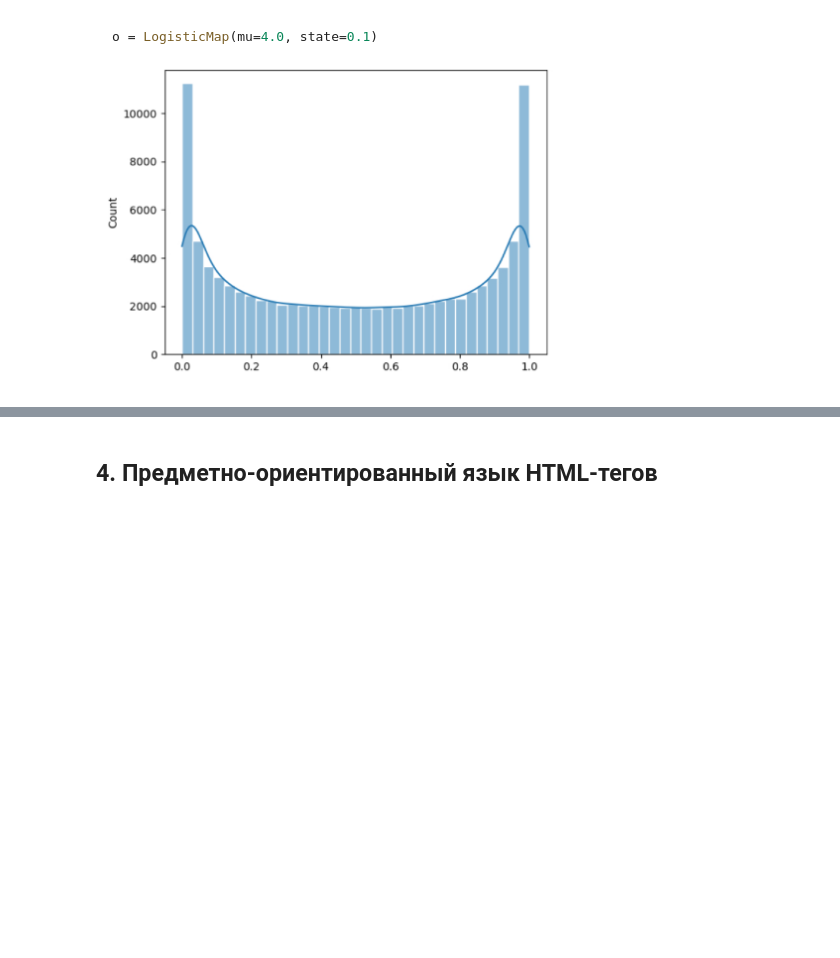
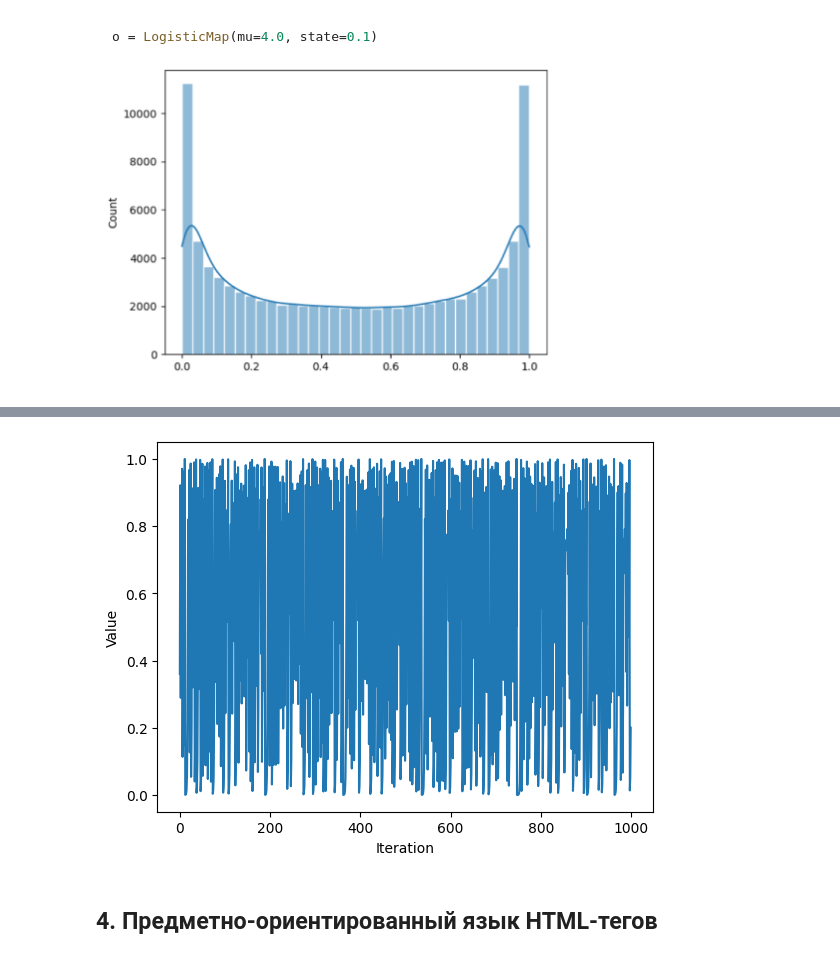
Before and after one commit to yunikeil/kispython, a Jupyter notebook: solved/pract_git/s_pract4_vk_version.ipynb, the cells around one changed output, grey strips where cells are left out. Drawn from its saved outputs; the diff is of its cells as text; code cells hidden in the pictures; blank space fills up the shorter version.

```diff
--- a/solved/pract_git/s_pract4_vk_version.ipynb
+++ b/solved/pract_git/s_pract4_vk_version.ipynb
@@ -208,3 +323,34 @@ o = LogisticMap(mu=4.0, state=0.1)
+# %%
+import matplotlib.pyplot as plt
+
+
+class LogisticMap(Chaos):
+    def __init__(self, mu, x):
+        self.mu = mu
+        self.x = x
+
+    def next(self):
+        self.x = self.mu * self.x * (1 - self.x)
+        return self.x
+
+# инициализация параметров и начальных значений
+mu = 4.0
+x0 = 0.1
+n = 1000
+
+# создание объекта динамической системы
+lm = LogisticMap(mu, x0)
+
+# генерация псевдослучайной последовательности
+x = [lm.next() for i in range(n)]
+
+# построение графика
+plt.plot(x)
+plt.xlabel("Iteration")
+plt.ylabel("Value")
+plt.show()
+# %% [output]
+[figure, added]
 # %% [markdown]
 ## 4. Предметно-ориентированный язык HTML-тегов
 # %% [markdown]
```
Also changed, not shown: parts of 8 cells of this notebook, 1 other file.
